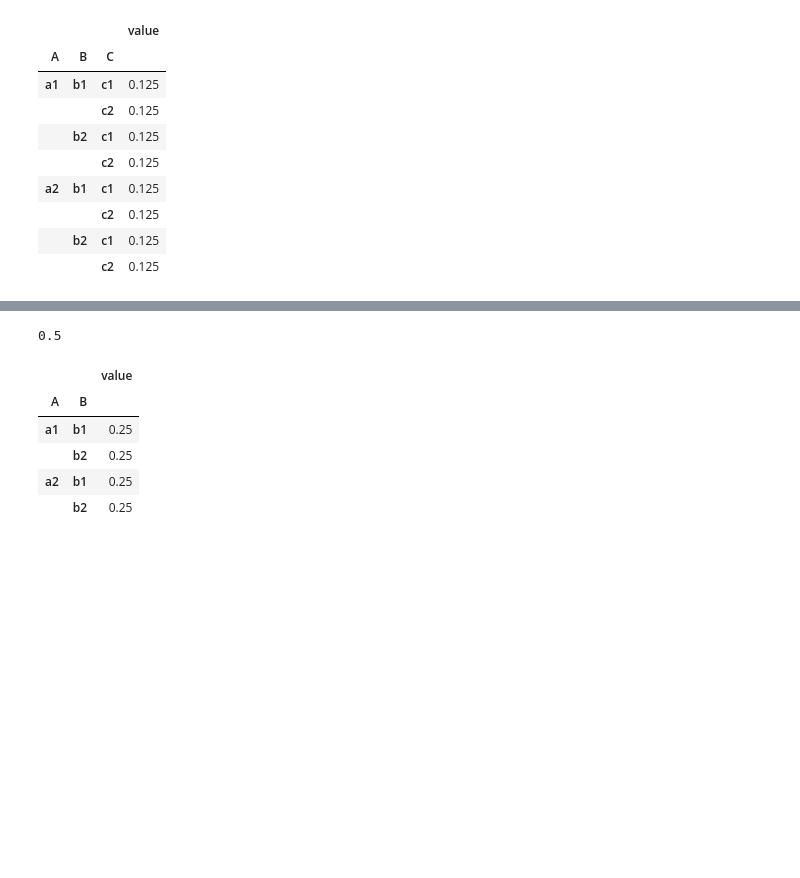
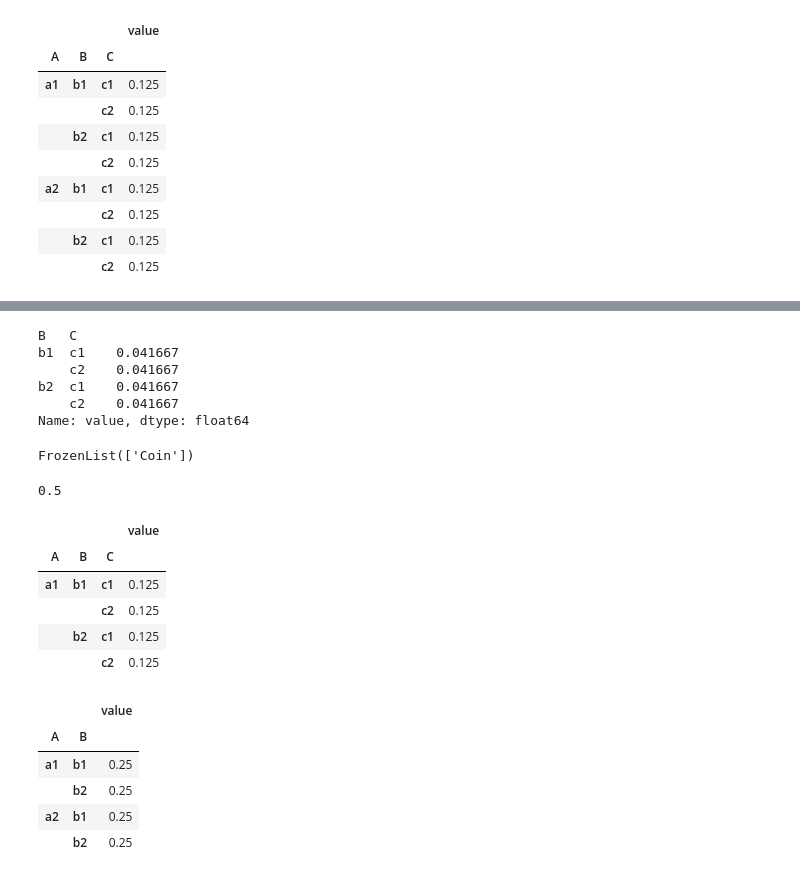
Before and after one commit to IFCE-Ciencia-da-Computacao-2011-2/UDM.316-Reconhecimento-de-Padroes, a Jupyter notebook: testes.ipynb, the cells around one changed output, grey strips where cells are left out. Saved outputs shown, nothing was run; the diff lists cells and outputs as text; code cells hidden in the pictures; blank space fills up the shorter version.

```diff
--- a/testes.ipynb
+++ b/testes.ipynb
@@ -28,7 +49,41 @@ df.set_index(list(df.columns[0:-1]))
+# %%
+series['a1'] / 3
+# %% [output]
+B   C
+b1  c1    0.041667
+    c2    0.041667
+b2  c1    0.041667
+    c2    0.041667
+Name: value, dtype: float64
+# %%
+series = [
+    1,
+    0,
+    0,
+    1,
+    1
+]
+
+s = pd.Series(series, index=pd.Index(['head', 'tail', 'tail', 'head', 'head'], name='Coin'))
+s.groupby(s.index).sum()
+
+i = s.index
+i.names
+# %% [output]
+FrozenList(['Coin'])
 # %%
 df[df.A == 'a1'].value.sum() / df.value.sum()
 # %% [output]
 0.5
+# %%
+df[:][df.A=='a1'].set_index(list(df.columns[0:-1]))
+# %% [output]
+|  |  |  | value |
+| A | B | C |  |
+| a1 | b1 | c1 | 0.125 |
+|  |  | c2 | 0.125 |
+|  | b2 | c1 | 0.125 |
+|  |  | c2 | 0.125 |
 # %%
 df.groupby(['A', 'B']).sum()
 # %% [output]
```
Also changed, not shown: parts of 30 cells of this notebook, 2 other files.
